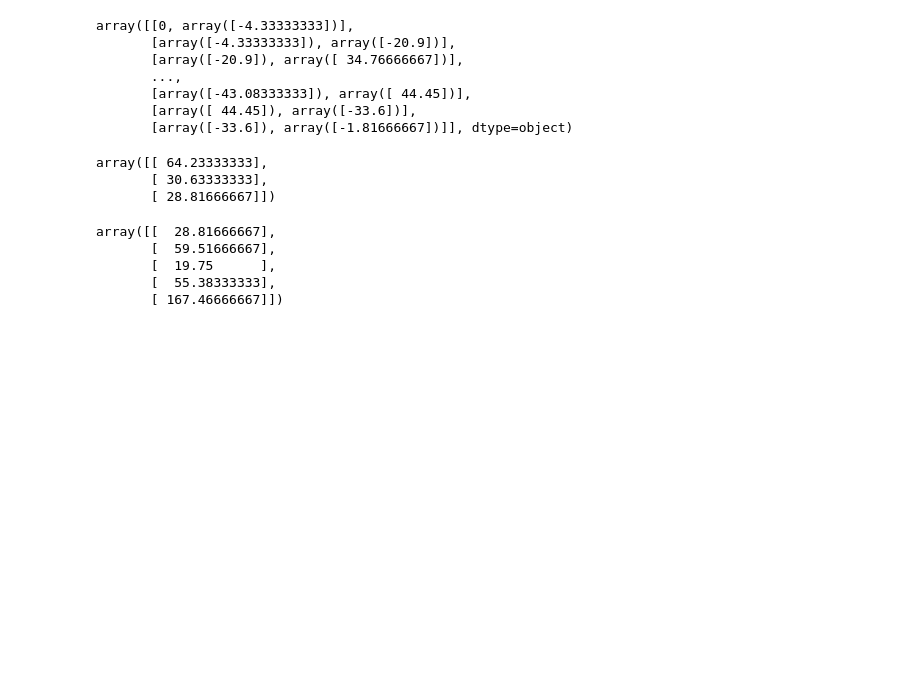
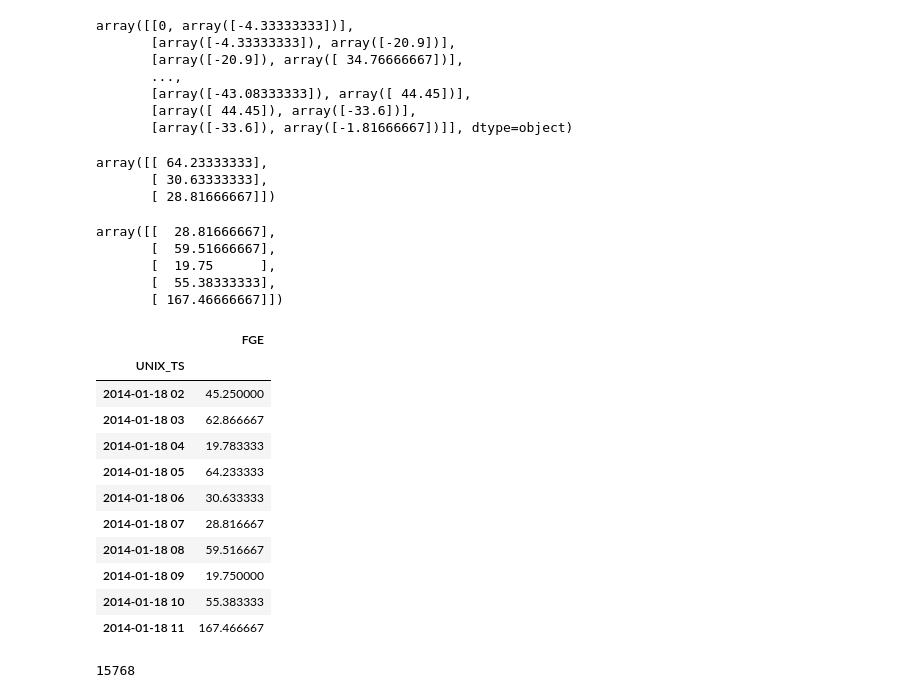
Before and after one commit to k2703/SETS, a Jupyter notebook: lstm-forecast-api/src/model/FGE-model-builder.ipynb, the cells around one changed output. Saved outputs shown, nothing was run; the diff lists cells and outputs as text; code cells hidden in the pictures; blank space fills up the shorter version.

```diff
--- a/lstm-forecast-api/src/model/FGE-model-builder.ipynb
+++ b/lstm-forecast-api/src/model/FGE-model-builder.ipynb
@@ -530,3 +530,24 @@ array([[  28.81666667],
        [  19.75      ],
        [  55.38333333],
        [ 167.46666667]])
+# %%
+electricity_data, appliances= read_electricity_p()
+# %%
+electricity_data.iloc[(n_train-5):(n_train+5),:]
+# %% [output]
+|  | FGE |
+| UNIX_TS |  |
+| 2014-01-18 02 | 45.250000 |
+| 2014-01-18 03 | 62.866667 |
+| 2014-01-18 04 | 19.783333 |
+| 2014-01-18 05 | 64.233333 |
+| 2014-01-18 06 | 30.633333 |
+| 2014-01-18 07 | 28.816667 |
+| 2014-01-18 08 | 59.516667 |
+| 2014-01-18 09 | 19.750000 |
+| 2014-01-18 10 | 55.383333 |
+| 2014-01-18 11 | 167.466667 |
+# %%
+n_train
+# %% [output]
+15768
```
Also changed, not shown: parts of 1 cell of this notebook, 18 other files.
